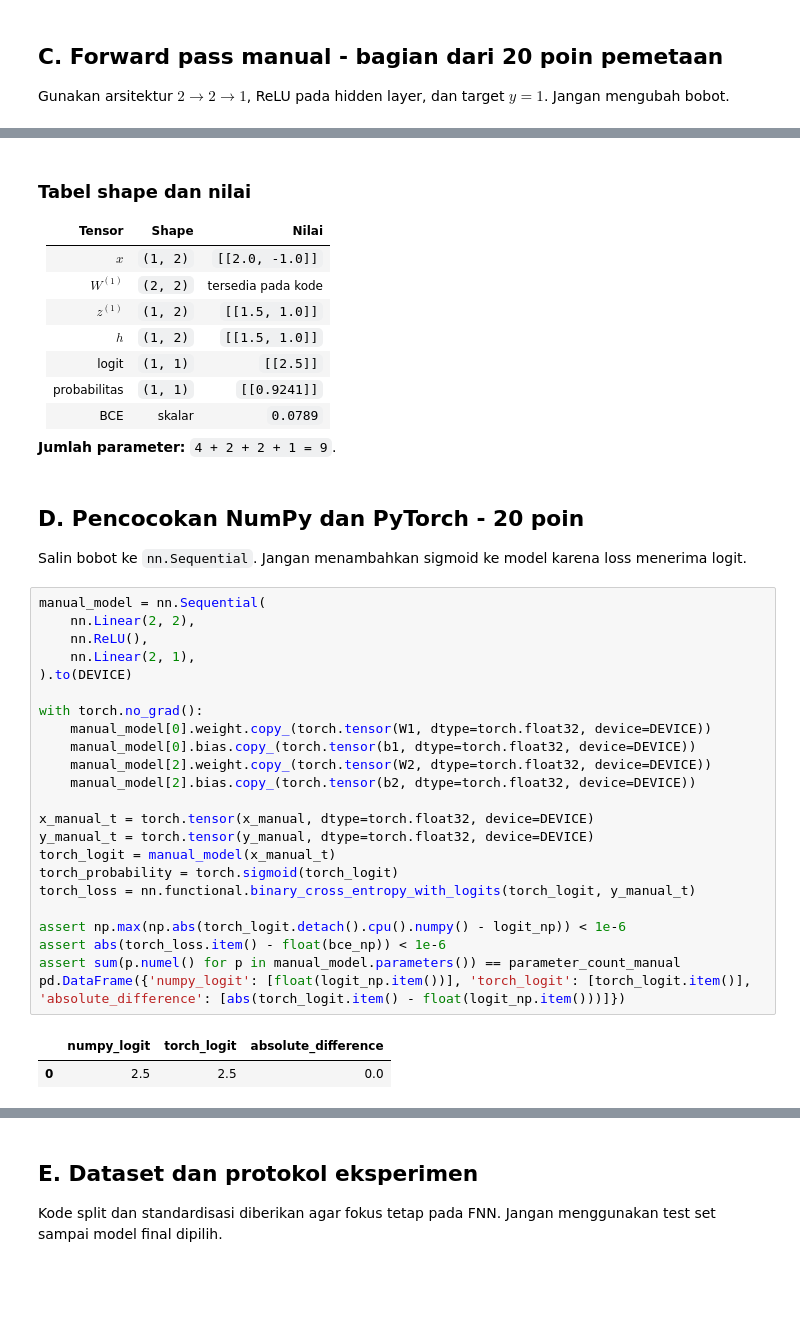
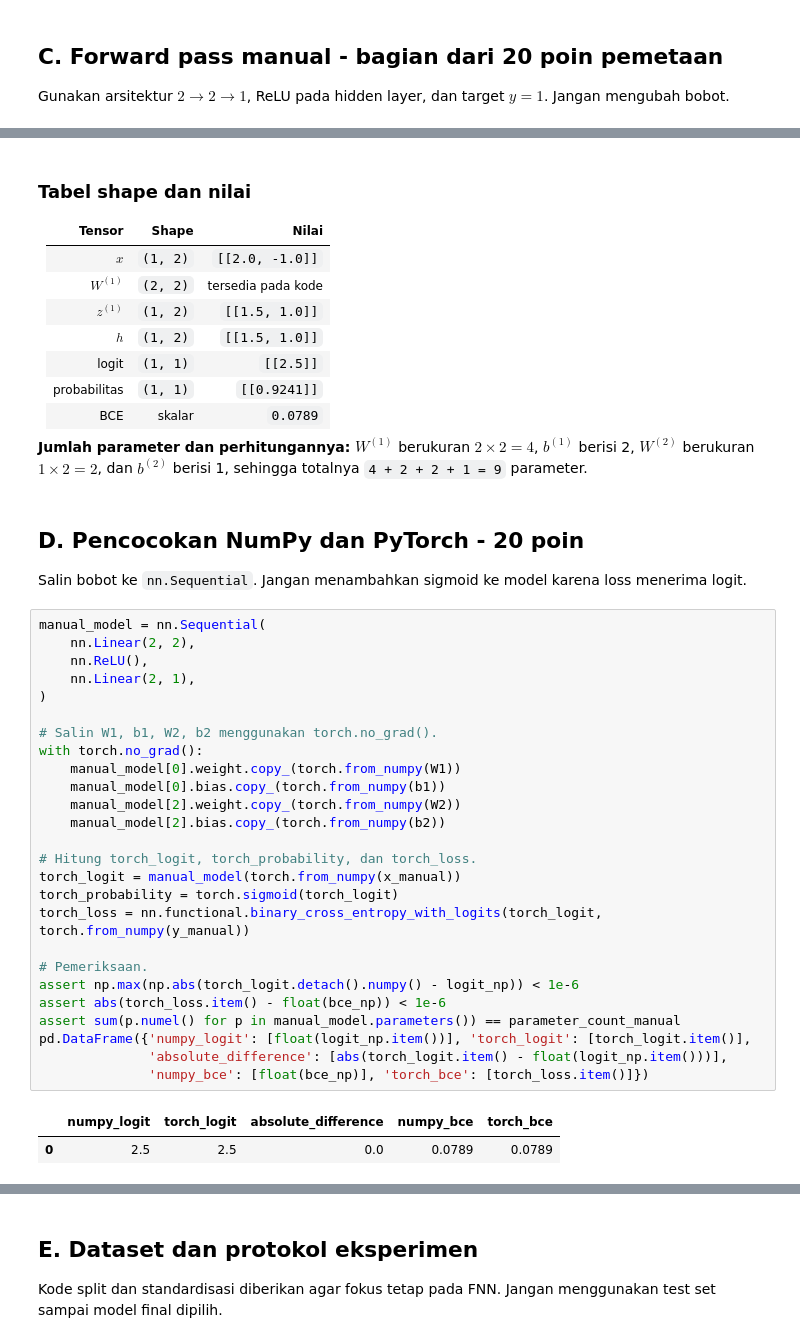
Before and after one commit to dillcipher/Modul-Praktikum-Deep-Learning, a Jupyter notebook: modul-01/M01_123450048.ipynb, the cells around one changed output, grey strips where cells are left out. Cells and saved outputs as stored; diff of their text form; blank space fills up the shorter version.

```diff
--- a/modul-01/M01_123450048.ipynb
+++ b/modul-01/M01_123450048.ipynb
@@ -185,7 +205,7 @@ assert parameter_count_manual == 9
 | probabilitas | `(1, 1)` | `[[0.9241]]` |
 | BCE | skalar | `0.0789` |
 
-**Jumlah parameter:** `4 + 2 + 2 + 1 = 9`.
+**Jumlah parameter dan perhitungannya:** $W^{(1)}$ berukuran $2\times2=4$, $b^{(1)}$ berisi 2, $W^{(2)}$ berukuran $1\times2=2$, dan $b^{(2)}$ berisi 1, sehingga totalnya `4 + 2 + 2 + 1 = 9` parameter.
 # %% [markdown]
 ## D. Pencocokan NumPy dan PyTorch - 20 poin
 
@@ -193,26 +213,29 @@ Salin bobot ke `nn.Sequential`. Jangan menambahkan sigmoid ke model karena loss
 # %%
 manual_model = nn.Sequential(
     nn.Linear(2, 2),
     nn.ReLU(),
     nn.Linear(2, 1),
-).to(DEVICE)
+)
 
+# Salin W1, b1, W2, b2 menggunakan torch.no_grad().
 with torch.no_grad():
-    manual_model[0].weight.copy_(torch.tensor(W1, dtype=torch.float32, device=DEVICE))
-    manual_model[0].bias.copy_(torch.tensor(b1, dtype=torch.float32, device=DEVICE))
-    manual_model[2].weight.copy_(torch.tensor(W2, dtype=torch.float32, device=DEVICE))
-    manual_model[2].bias.copy_(torch.tensor(b2, dtype=torch.float32, device=DEVICE))
+    manual_model[0].weight.copy_(torch.from_numpy(W1))
+    manual_model[0].bias.copy_(torch.from_numpy(b1))
+    manual_model[2].weight.copy_(torch.from_numpy(W2))
+    manual_model[2].bias.copy_(torch.from_numpy(b2))
 
-x_manual_t = torch.tensor(x_manual, dtype=torch.float32, device=DEVICE)
-y_manual_t = torch.tensor(y_manual, dtype=torch.float32, device=DEVICE)
-torch_logit = manual_model(x_manual_t)
+# Hitung torch_logit, torch_probability, dan torch_loss.
+torch_logit = manual_model(torch.from_numpy(x_manual))
 torch_probability = torch.sigmoid(torch_logit)
-torch_loss = nn.functional.binary_cross_entropy_with_logits(torch_logit, y_manual_t)
+torch_loss = nn.functional.binary_cross_entropy_with_logits(torch_logit, torch.from_numpy(y_manual))
 
-assert np.max(np.abs(torch_logit.detach().cpu().numpy() - logit_np)) < 1e-6
+# Pemeriksaan.
+assert np.max(np.abs(torch_logit.detach().numpy() - logit_np)) < 1e-6
 assert abs(torch_loss.item() - float(bce_np)) < 1e-6
 assert sum(p.numel() for p in manual_model.parameters()) == parameter_count_manual
-pd.DataFrame({'numpy_logit': [float(logit_np.item())], 'torch_logit': [torch_logit.item()], 'absolute_difference': [abs(torch_logit.item() - float(logit_np.item()))]})
+pd.DataFrame({'numpy_logit': [float(logit_np.item())], 'torch_logit': [torch_logit.item()],
+              'absolute_difference': [abs(torch_logit.item() - float(logit_np.item()))],
+              'numpy_bce': [float(bce_np)], 'torch_bce': [torch_loss.item()]})
 # %% [output]
-|  | numpy_logit | torch_logit | absolute_difference |
-| 0 | 2.5 | 2.5 | 0.0 |
+|  | numpy_logit | torch_logit | absolute_difference | numpy_bce | torch_bce |
+| 0 | 2.5 | 2.5 | 0.0 | 0.0789 | 0.0789 |
```
Also changed, not shown: parts of 21 cells of this notebook, 2 other files.
